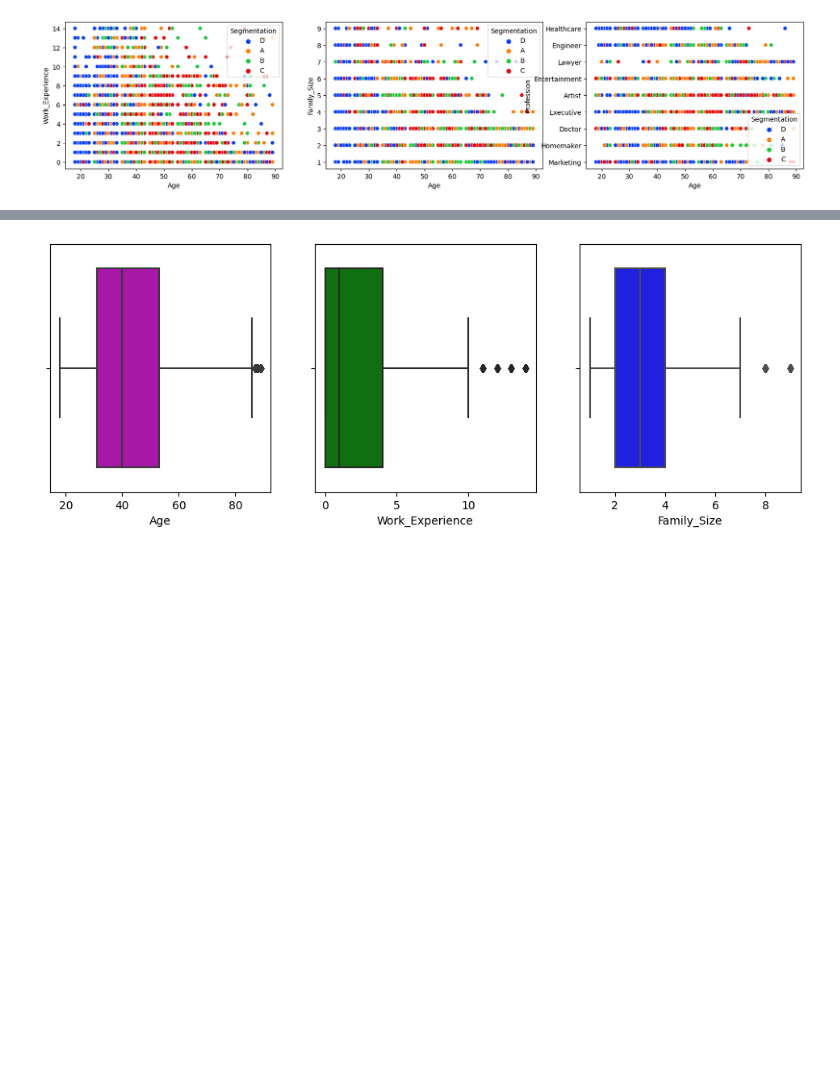
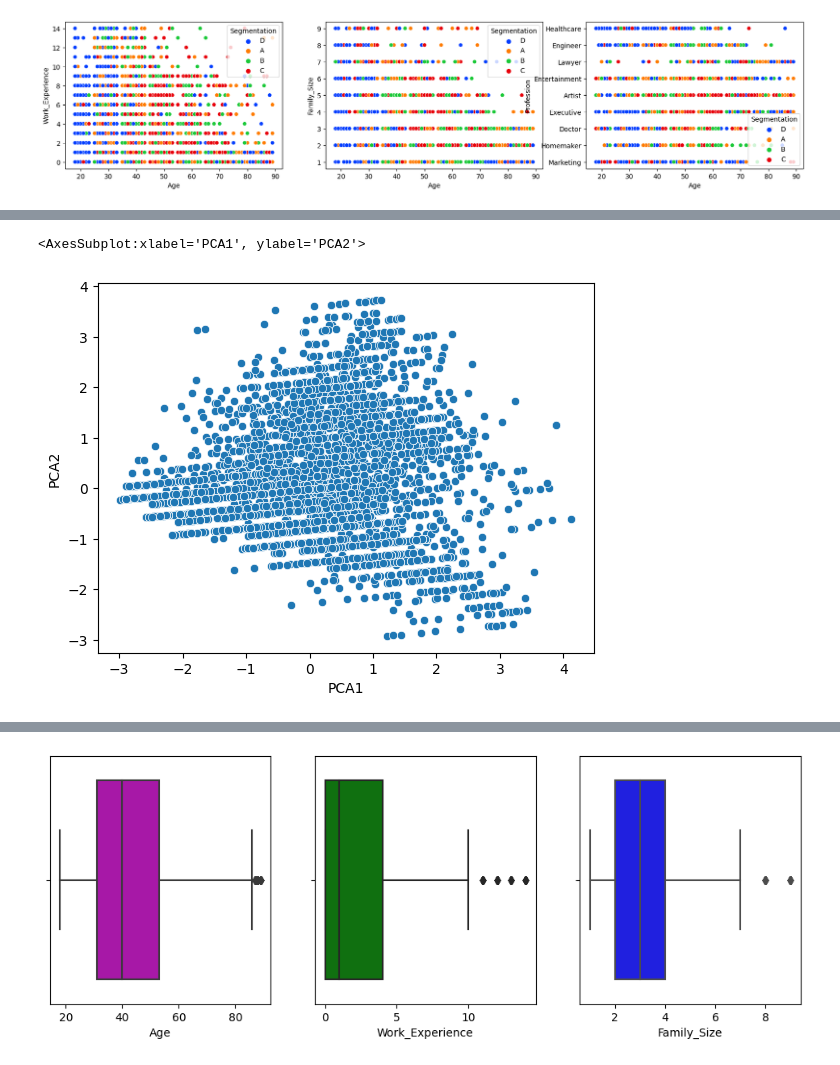
Before and after one commit to JanZmrzly/knn-classification, a Jupyter notebook: knn.ipynb, the cells around one changed output, grey strips where cells are left out. Cells and saved outputs as stored; diff of their text form; code cells hidden in the pictures; blank space fills up the shorter version.

```diff
--- a/knn.ipynb
+++ b/knn.ipynb
@@ -37,0 +58,5 @@ plot_data()
+# %%
+sns.scatterplot(x=num_df_pca.PCA1, y=num_df_pca.PCA2)
+# %% [output]
+<AxesSubplot:xlabel='PCA1', ylabel='PCA2'>
+[figure, added]
```
Also changed, not shown: parts of 9 cells of this notebook.
